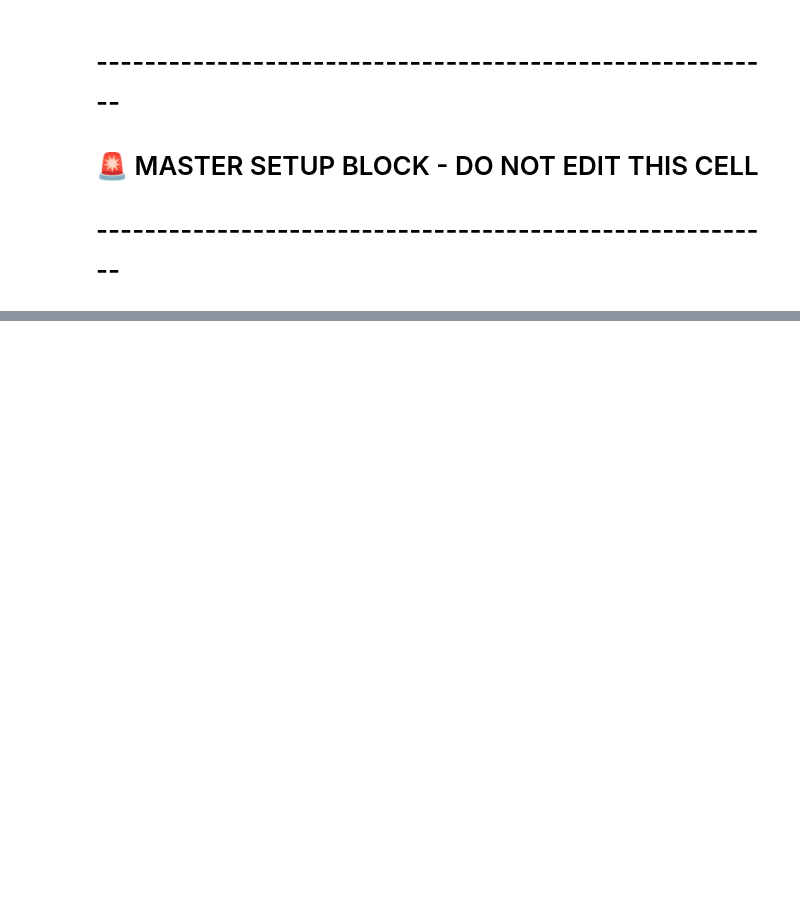
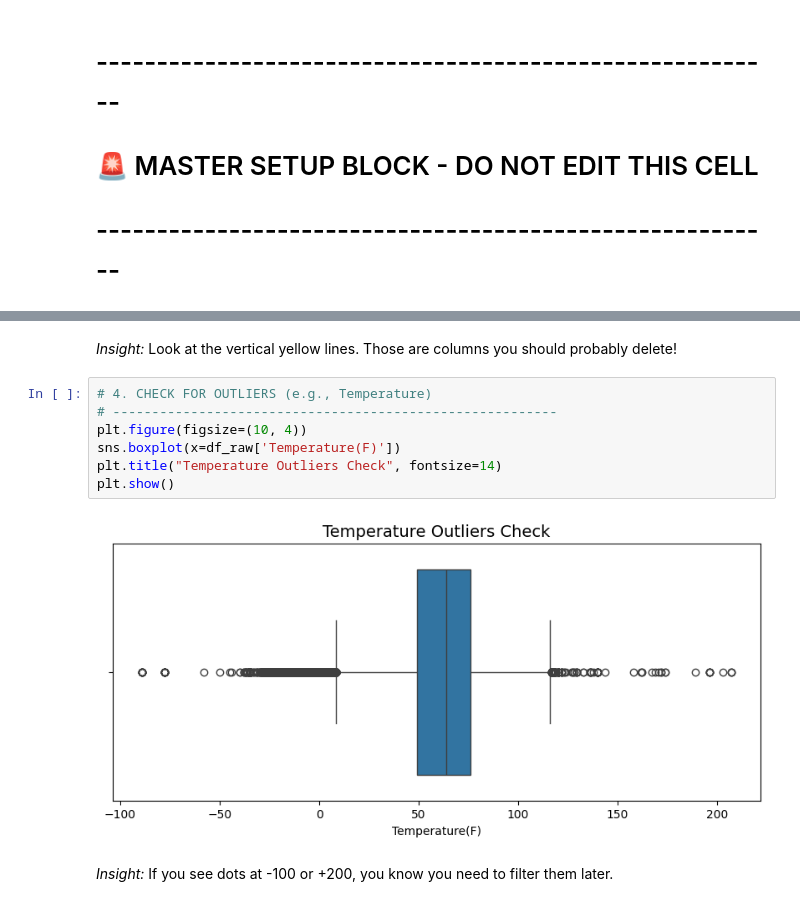
Before and after one commit to notNAKAZAKi-ctrl/us-accidents-analysis-2026, a Jupyter notebook: EDA.ipynb, the cells around one changed output, grey strips where cells are left out. Cells and saved outputs as stored; diff of their text form; blank space fills up the shorter version.

```diff
--- a/EDA.ipynb
+++ b/EDA.ipynb
@@ -26,0 +43,13 @@ print(f"✅ Loaded {df.shape[0]} rows.")
+# %% [markdown]
+ *Insight:* Look at the vertical yellow lines. Those are columns you should probably delete!
+# %%
+# 4. CHECK FOR OUTLIERS (e.g., Temperature)
+# ---------------------------------------------------------
+plt.figure(figsize=(10, 4))
+sns.boxplot(x=df_raw['Temperature(F)'])
+plt.title("Temperature Outliers Check", fontsize=14)
+plt.show()
+# %% [output]
+[figure, added]
+# %% [markdown]
+*Insight:* If you see dots at -100 or +200, you know you need to filter them later.
```
Also changed, not shown: parts of 19 cells of this notebook.
